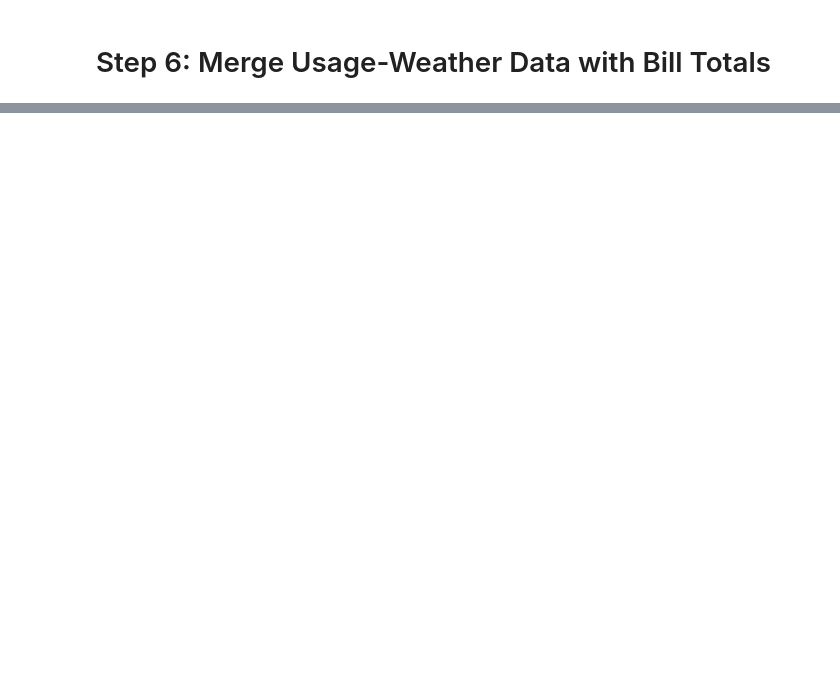
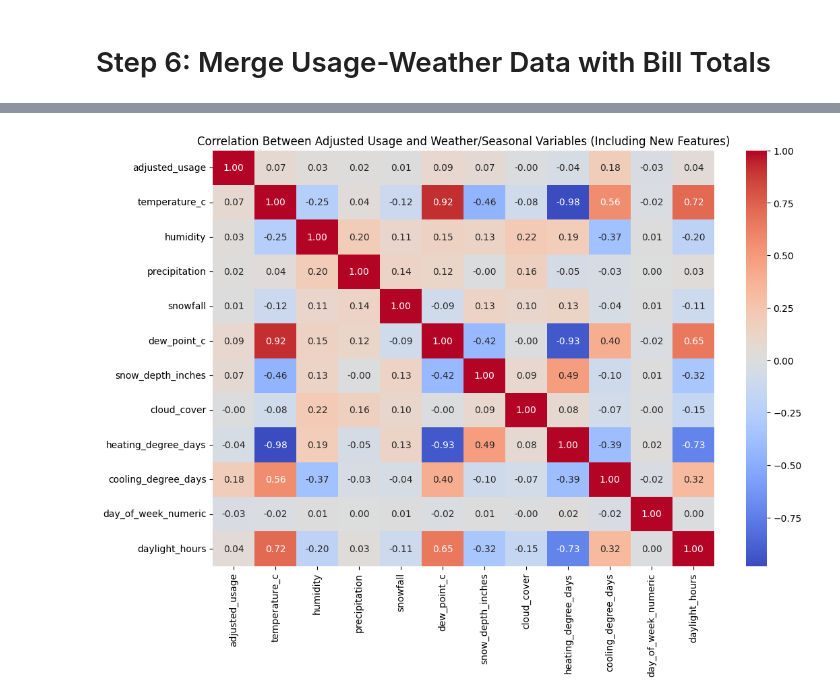
Before and after one commit to mreed5812/comed_forecast, a Jupyter notebook: Utility Forecast - Final Project.ipynb, the cells around one changed output, grey strips where cells are left out. Saved outputs shown, nothing was run; the diff lists cells and outputs as text; code cells hidden in the pictures; blank space fills up the shorter version.

```diff
--- a/Utility Forecast - Final Project.ipynb
+++ b/Utility Forecast - Final Project.ipynb
@@ -228,0 +501,19 @@ plt.show()
+# %%
+# Example daylight hours feature (replace with actual sunrise/sunset data if available)
+final_data_filtered['daylight_hours'] = final_data_filtered['datetime'].dt.dayofyear.apply(
+    lambda x: max(0, 12 - abs(x - 172) / 15)  # Approximation: longest day is DOY 172 (June 21)
+)
+
+
+# Create a season feature
+def assign_season(month):
+    if month in [12, 1, 2]:
+        return 'Winter'
+    elif month in [3, 4, 5]:
+        return 'Spring'
+    elif month in [6, 7, 8]:
+        return 'Summer'
+    else:
+        return 'Fall'
+
+final_data_filtered['season'] = final_data_filtered['datetime'].dt.month.apply(assign_season)
@@ -228,0 +530,20 @@ plt.show()
+# %%
+# Assuming 'daylight_hours' and any other newly created features are already added to final_data_filtered
+
+# Update the correlation matrix to include new features
+correlation_data_with_new_features = final_data_filtered[[
+    'adjusted_usage', 'temperature_c', 'humidity', 'precipitation', 'snowfall',
+    'dew_point_c', 'snow_depth_inches', 'cloud_cover', 'heating_degree_days',
+    'cooling_degree_days', 'day_of_week_numeric', 'daylight_hours'
+]]
+
+# Calculate the correlation matrix
+correlation_matrix_with_new_features = correlation_data_with_new_features.corr()
+
+# Plot the updated correlation heatmap
+plt.figure(figsize=(12, 8))
+sns.heatmap(correlation_matrix_with_new_features, annot=True, cmap='coolwarm', fmt='.2f')
+plt.title('Correlation Between Adjusted Usage and Weather/Seasonal Variables (Including New Features)')
+plt.show()
+# %% [output]
+[figure, added]
```
Also changed, not shown: parts of 54 cells of this notebook, 3 other files.
